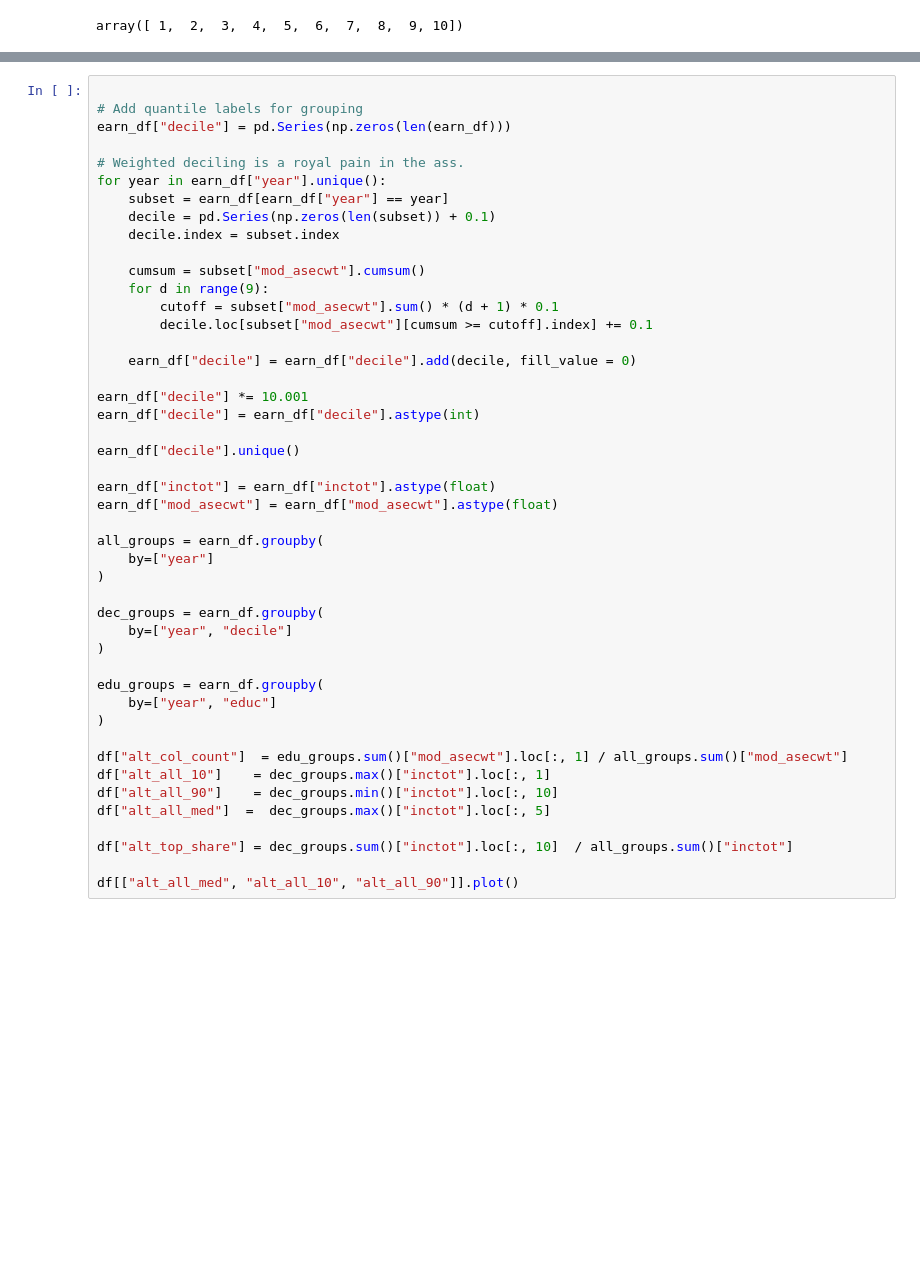
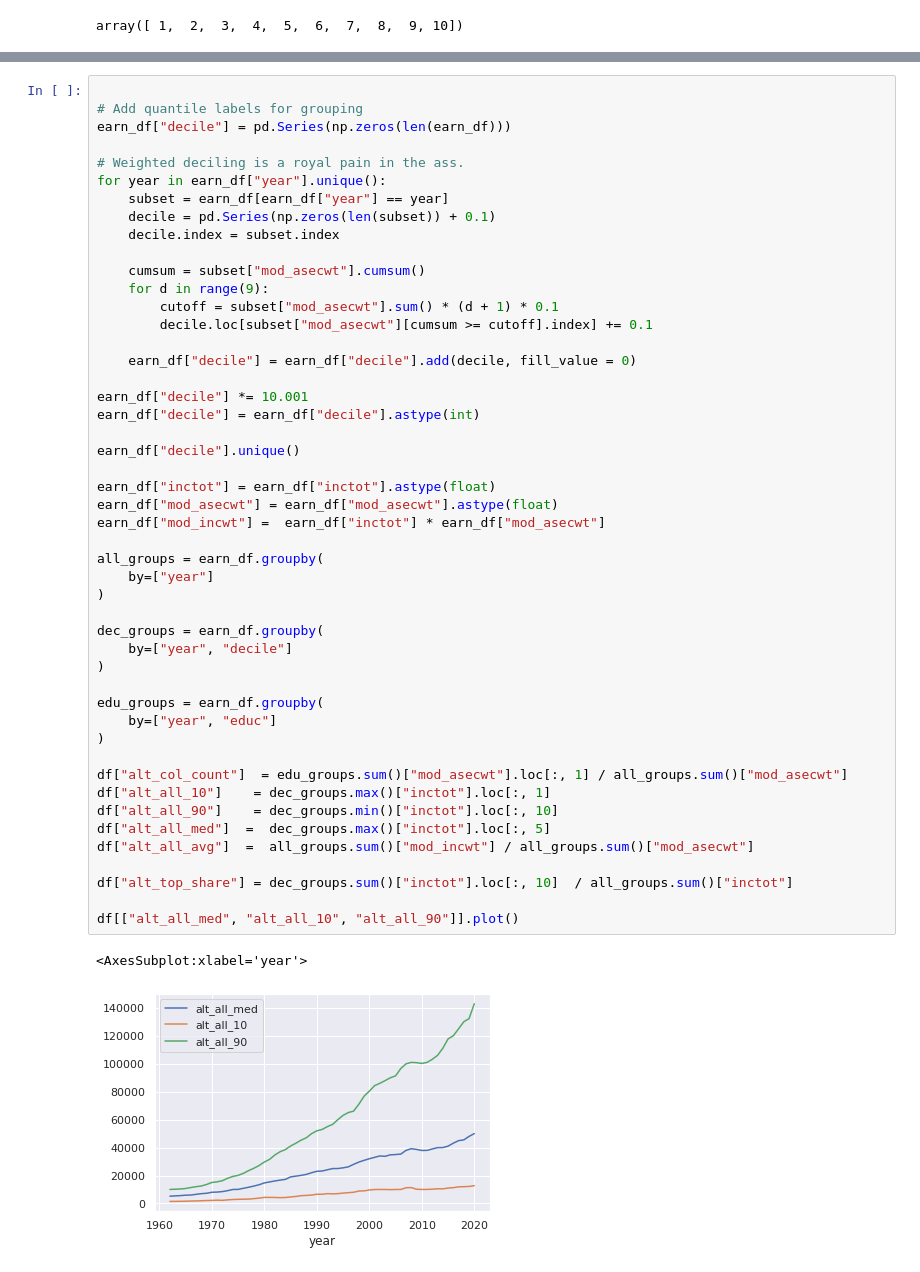
Before and after one commit to Spelkington/econometrics, a Jupyter notebook: assignment08/analysis.ipynb, the cells around one changed output, grey strips where cells are left out. Cells and saved outputs as stored; diff of their text form; blank space fills up the shorter version.

```diff
--- a/assignment08/analysis.ipynb
+++ b/assignment08/analysis.ipynb
@@ -164,30 +172,35 @@ for year in earn_df["year"].unique():
     earn_df["decile"] = earn_df["decile"].add(decile, fill_value = 0)
 
 earn_df["decile"] *= 10.001
 earn_df["decile"] = earn_df["decile"].astype(int)
 
 earn_df["decile"].unique()
 
 earn_df["inctot"] = earn_df["inctot"].astype(float)
 earn_df["mod_asecwt"] = earn_df["mod_asecwt"].astype(float)
+earn_df["mod_incwt"] =  earn_df["inctot"] * earn_df["mod_asecwt"]
 
 all_groups = earn_df.groupby(
     by=["year"]
 )
 
 dec_groups = earn_df.groupby(
     by=["year", "decile"]
 )
 
 edu_groups = earn_df.groupby(
     by=["year", "educ"]
 )
 
 df["alt_col_count"]  = edu_groups.sum()["mod_asecwt"].loc[:, 1] / all_groups.sum()["mod_asecwt"]
 df["alt_all_10"]    = dec_groups.max()["inctot"].loc[:, 1]
 df["alt_all_90"]    = dec_groups.min()["inctot"].loc[:, 10]
 df["alt_all_med"]  =  dec_groups.max()["inctot"].loc[:, 5]
+df["alt_all_avg"]  =  all_groups.sum()["mod_incwt"] / all_groups.sum()["mod_asecwt"]
 
 df["alt_top_share"] = dec_groups.sum()["inctot"].loc[:, 10]  / all_groups.sum()["inctot"]
 
 df[["alt_all_med", "alt_all_10", "alt_all_90"]].plot()
+# %% [output]
+<AxesSubplot:xlabel='year'>
+[figure, added]
```
Also changed, not shown: parts of 9 cells of this notebook, 1 other file.
